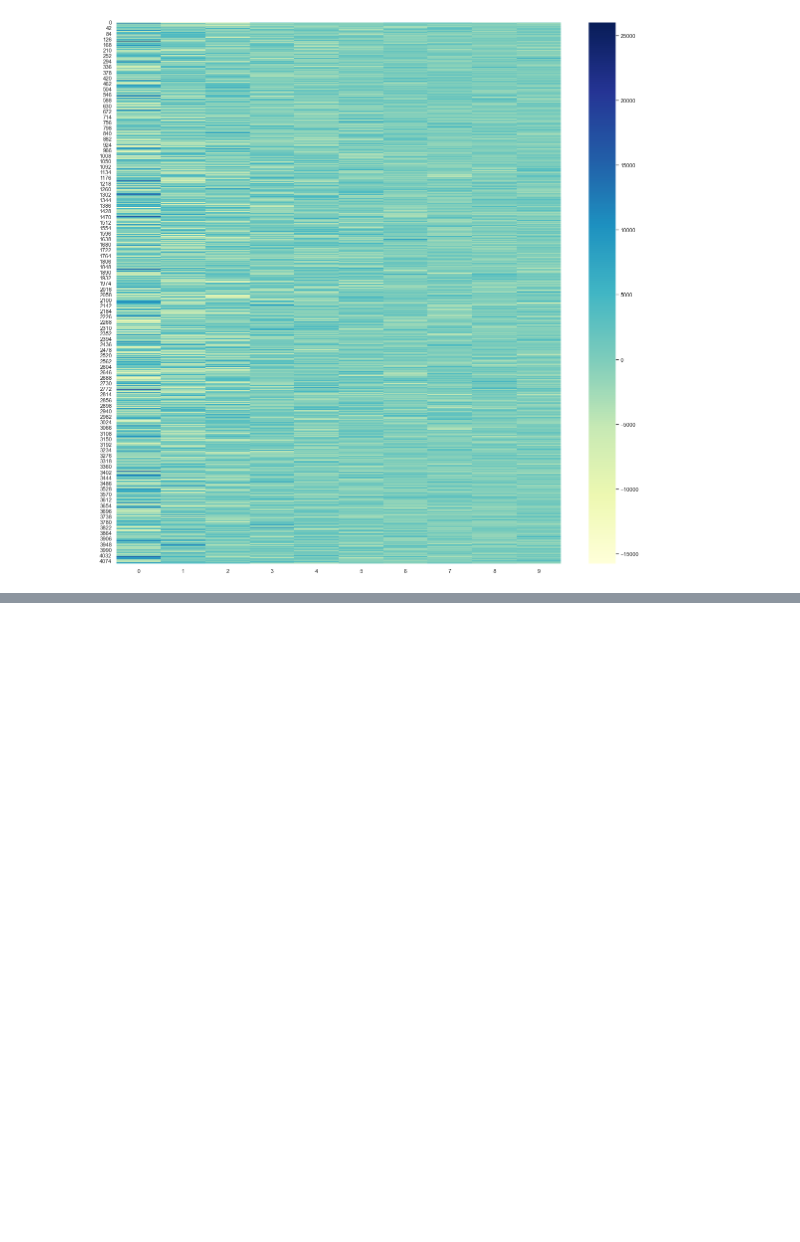
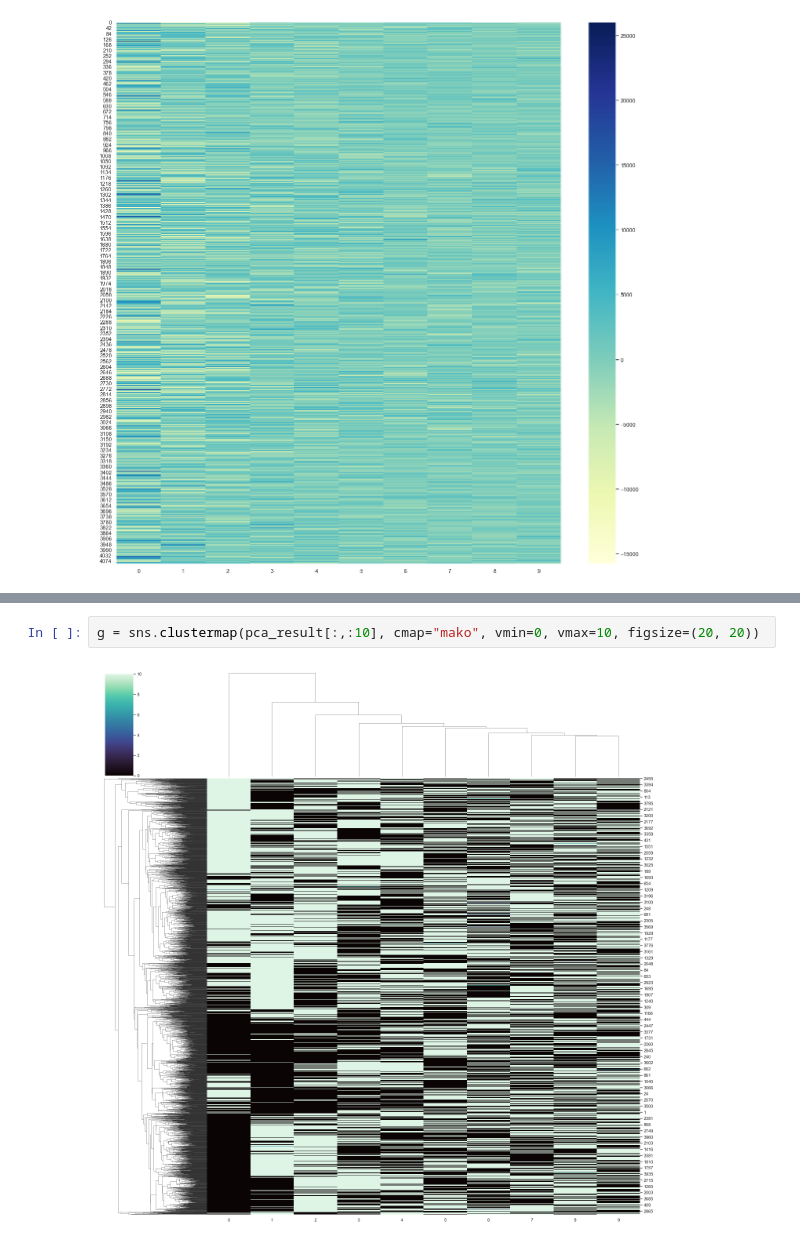
Before and after one commit to ElsaLopez133/PACHAMAMA, a Jupyter notebook: scatterplotipynb.ipynb, the cells around one changed output, grey strips where cells are left out. Drawn from its saved outputs; the diff is of its cells as text; blank space fills up the shorter version.

```diff
--- a/scatterplotipynb.ipynb
+++ b/scatterplotipynb.ipynb
@@ -218,0 +231,4 @@ ax = sns.heatmap(pca_result[:,:10],cmap="YlGnBu")
+# %%
+g = sns.clustermap(pca_result[:,:10], cmap="mako", vmin=0, vmax=10, figsize=(20, 20))
+# %% [output]
+[figure, added]
```
Also changed, not shown: parts of 5 cells of this notebook.
